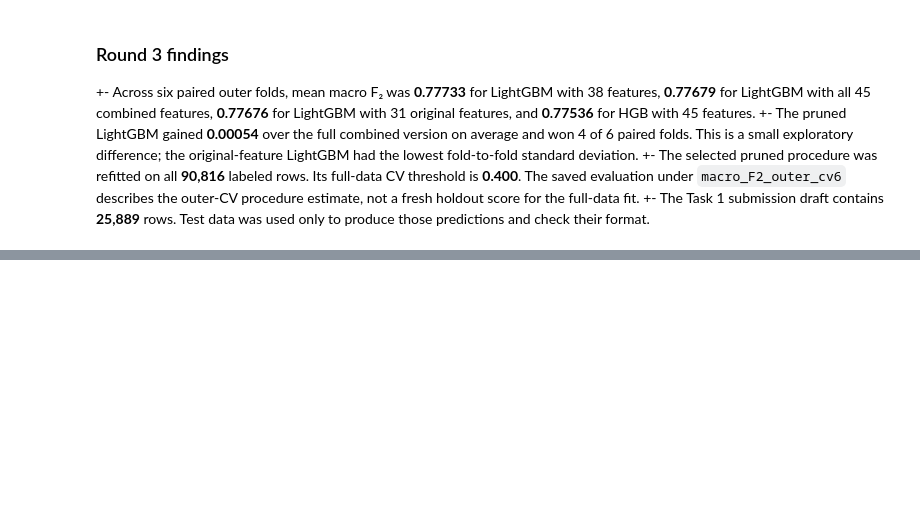
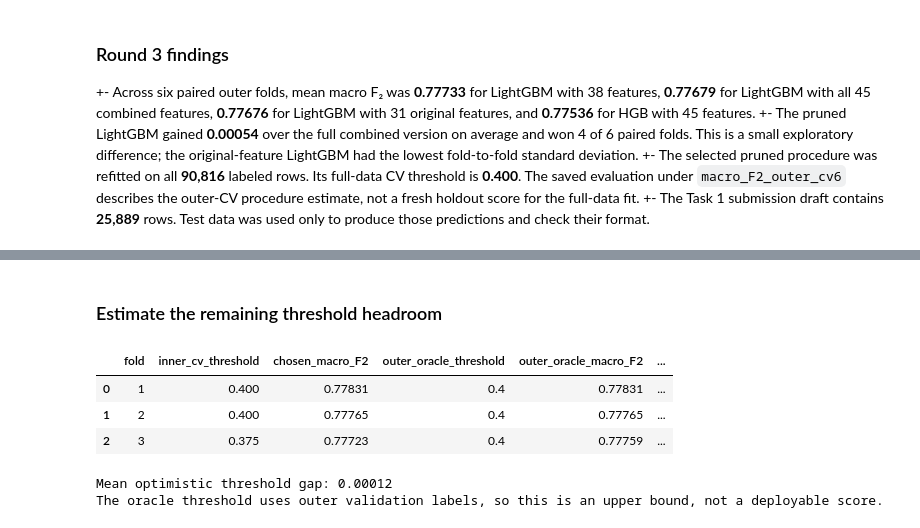
Before and after one commit to jakkarin-promsee/cpe342-ml-kaggle, a Jupyter notebook: src/task1/models/build_model.ipynb, the cells around one changed output, grey strips where cells are left out. Cells and saved outputs as stored; diff of their text form; code cells hidden in the pictures; blank space fills up the shorter version.

```diff
--- a/src/task1/models/build_model.ipynb
+++ b/src/task1/models/build_model.ipynb
@@ -1236,0 +1326,21 @@ Predicted cheater rate: 0.3841
+# %%
+paired_oof = round4_pruned.merge(
+    round4_original, on="row_index", suffixes=("_pruned", "_original"),
+    validate="one_to_one",
+)
+assert paired_oof["player_id_pruned"].equals(paired_oof["player_id_original"])
+assert paired_oof["true_pruned"].equals(paired_oof["true_original"])
+assert paired_oof["fold_pruned"].equals(paired_oof["fold_original"])
+
+round4_scores = []
+for fold, group in paired_oof.groupby("fold_pruned", sort=True):
+    for variant in ["pruned", "original"]:
+        score = fbeta_score(group["true_pruned"], group[f"pred_{variant}"],
+                            beta=2, average="macro", zero_division=0)
+        round4_scores.append({"fold": fold, "model": variant, "macro_F2": score})
+        source = (round3_lgbm_pruned if variant == "pruned" else round3_lgbm_original)
+        expected = source.loc[source.fold == fold, "macro_F2"].iloc[0]
+        assert abs(score - expected) < 1e-12
+round4_scores = pd.DataFrame(round4_scores)
+display(round4_scores.pivot(index="fold", columns="model", values="macro_F2").round(5))
+print("OOF rows with both models:", len(paired_oof))
@@ -1236,0 +1453,28 @@ Predicted cheater rate: 0.3841
+# %% [markdown]
+### Estimate the remaining threshold headroom
+# %%
+threshold_grid = np.arange(0.30, 0.501, 0.025)
+headroom_rows = []
+for fold, group in round4_pruned.groupby("fold", sort=True):
+    chosen_score = fbeta_score(group.true, group.pred, beta=2,
+                               average="macro", zero_division=0)
+    oracle_scores = [fbeta_score(group.true, group.prob >= threshold,
+                                 beta=2, average="macro", zero_division=0)
+                     for threshold in threshold_grid]
+    best_at = int(np.argmax(oracle_scores))
+    headroom_rows.append({"fold": fold, "inner_cv_threshold": group.threshold.iloc[0],
+                          "chosen_macro_F2": chosen_score,
+                          "outer_oracle_threshold": threshold_grid[best_at],
+                          "outer_oracle_macro_F2": oracle_scores[best_at],
+                          "optimistic_gap": oracle_scores[best_at]-chosen_score})
+threshold_headroom = pd.DataFrame(headroom_rows)
+display(threshold_headroom.round(5))
+print("Mean optimistic threshold gap:", round(threshold_headroom.optimistic_gap.mean(), 5))
+print("The oracle threshold uses outer validation labels, so this is an upper bound, not a deployable score.")
+# %% [output]
+|  | fold | inner_cv_threshold | chosen_macro_F2 | outer_oracle_threshold | outer_oracle_macro_F2 | ... |
+| 0 | 1 | 0.400 | 0.77831 | 0.4 | 0.77831 | ... |
+| 1 | 2 | 0.400 | 0.77765 | 0.4 | 0.77765 | ... |
+| 2 | 3 | 0.375 | 0.77723 | 0.4 | 0.77759 | ... |
+Mean optimistic threshold gap: 0.00012
+The oracle threshold uses outer validation labels, so this is an upper bound, not a deployable score.
```
Also changed, not shown: parts of 17 cells of this notebook, 10 other files.
